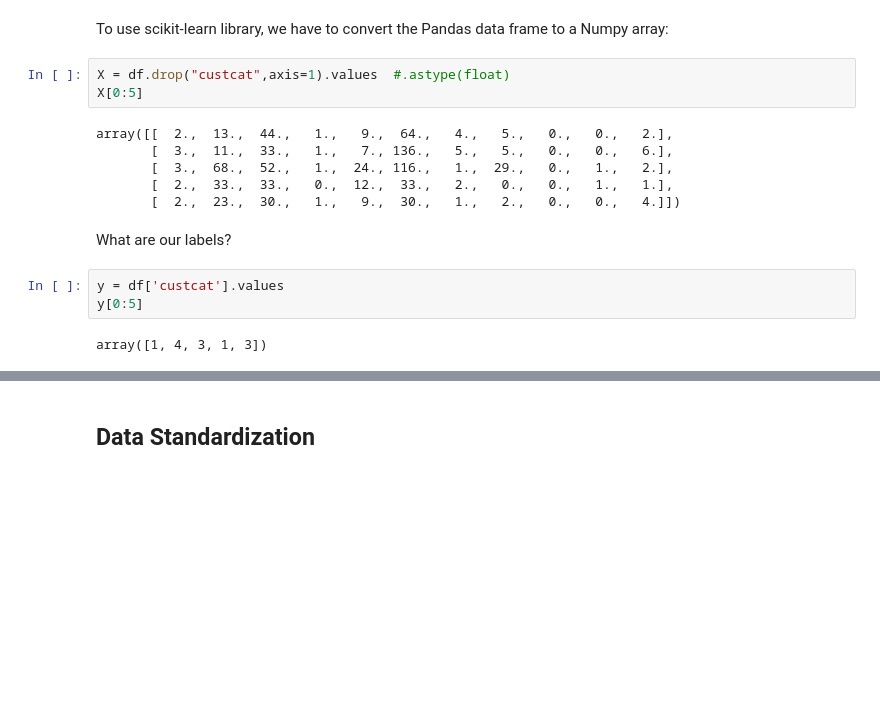
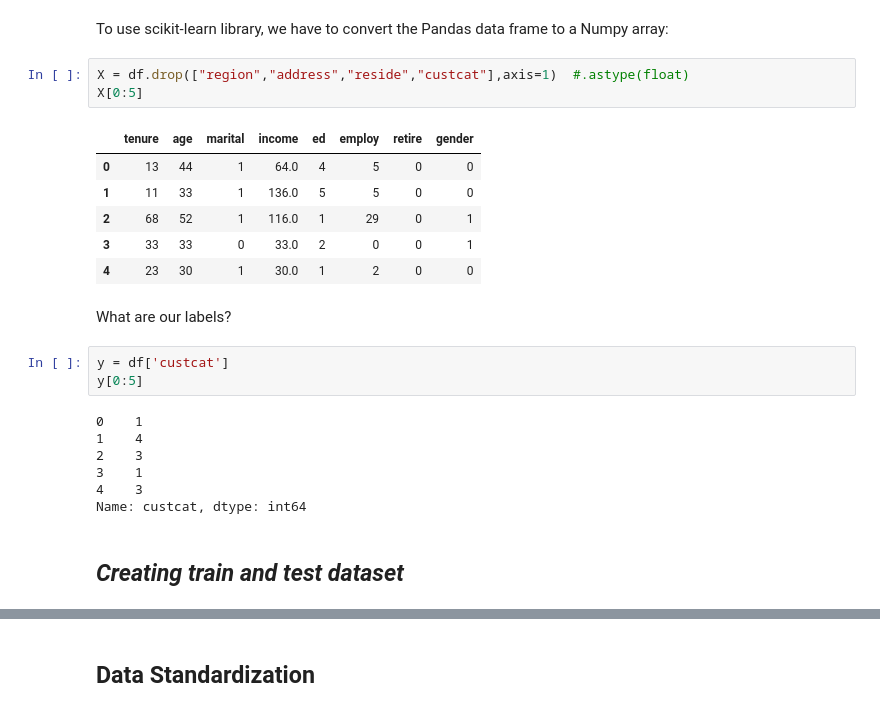
Before and after one commit to Aylin1/Data-Science-Portfolio, a Jupyter notebook: K-Nearest-Neighbors.ipynb, the cells around one changed output, grey strips where cells are left out. Cells and saved outputs as stored; diff of their text form; blank space fills up the shorter version.

```diff
--- a/K-Nearest-Neighbors.ipynb
+++ b/K-Nearest-Neighbors.ipynb
@@ -122,18 +123,26 @@ Index(['region', 'tenure', 'age', 'marital', 'address', 'income', 'ed',
 # %% [markdown]
 To use scikit-learn library, we have to convert the Pandas data frame to a Numpy array:
 # %%
-X = df.drop("custcat",axis=1).values  #.astype(float)
+X = df.drop(["region","address","reside","custcat"],axis=1)  #.astype(float)
 X[0:5]
 # %% [output]
-array([[  2.,  13.,  44.,   1.,   9.,  64.,   4.,   5.,   0.,   0.,   2.],
-       [  3.,  11.,  33.,   1.,   7., 136.,   5.,   5.,   0.,   0.,   6.],
-       [  3.,  68.,  52.,   1.,  24., 116.,   1.,  29.,   0.,   1.,   2.],
-       [  2.,  33.,  33.,   0.,  12.,  33.,   2.,   0.,   0.,   1.,   1.],
-       [  2.,  23.,  30.,   1.,   9.,  30.,   1.,   2.,   0.,   0.,   4.]])
+|  | tenure | age | marital | income | ed | employ | retire | gender |
+| 0 | 13 | 44 | 1 | 64.0 | 4 | 5 | 0 | 0 |
+| 1 | 11 | 33 | 1 | 136.0 | 5 | 5 | 0 | 0 |
+| 2 | 68 | 52 | 1 | 116.0 | 1 | 29 | 0 | 1 |
+| 3 | 33 | 33 | 0 | 33.0 | 2 | 0 | 0 | 1 |
+| 4 | 23 | 30 | 1 | 30.0 | 1 | 2 | 0 | 0 |
 # %% [markdown]
 What are our labels?
 # %%
-y = df['custcat'].values
+y = df['custcat']
 y[0:5]
 # %% [output]
-array([1, 4, 3, 1, 3])
+0    1
+1    4
+2    3
+3    1
+4    3
+Name: custcat, dtype: int64
+# %% [markdown]
+## ***Creating train and test dataset***
```
Also changed, not shown: parts of 15 cells of this notebook, 1 other file.
